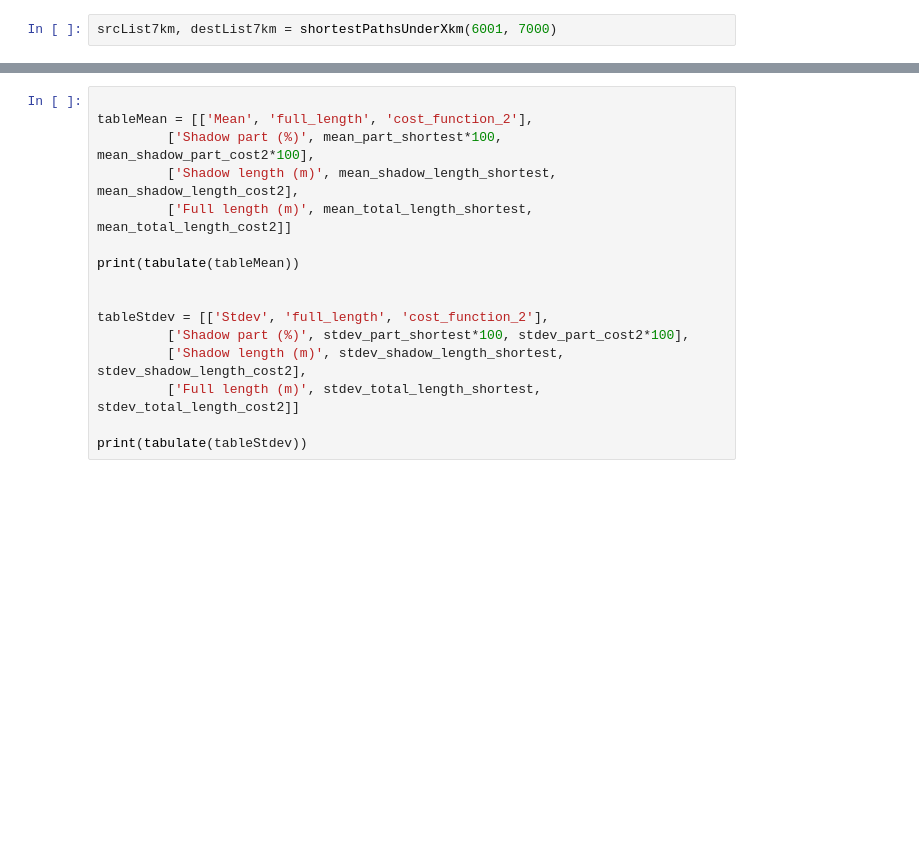
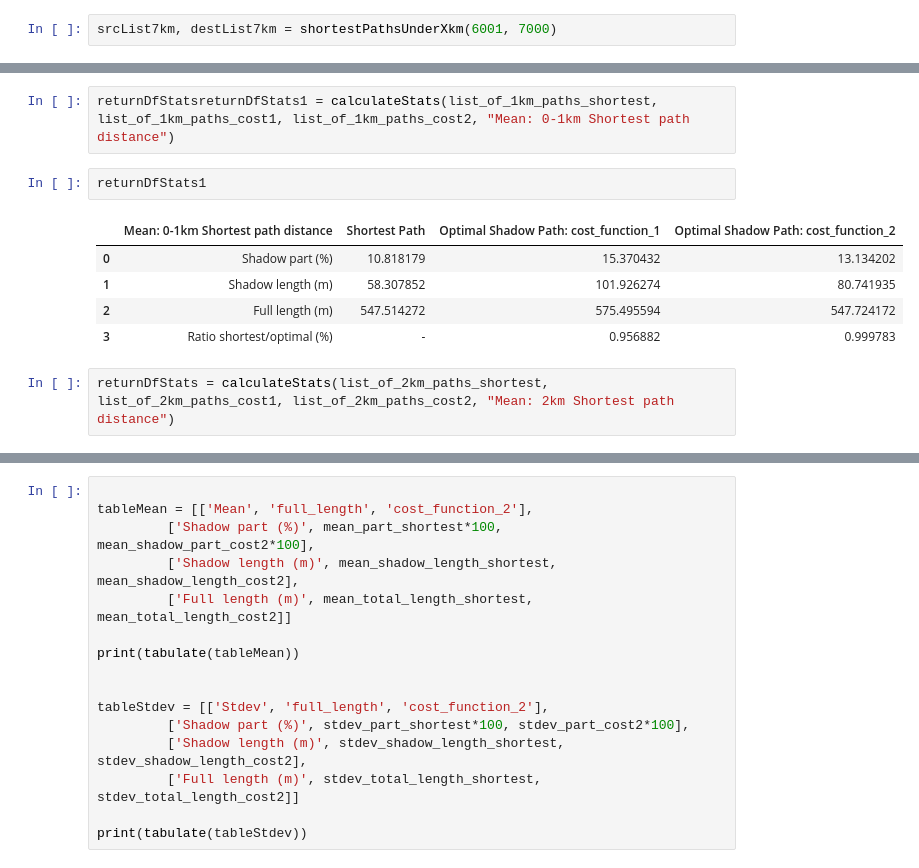
Before and after one commit to suvihanninen/CoolWalk-App, a Jupyter notebook: backend/Benchmarking.ipynb, the cells around one changed output, grey strips where cells are left out. Drawn from its saved outputs; the diff is of its cells as text; blank space fills up the shorter version.

```diff
--- a/backend/Benchmarking.ipynb
+++ b/backend/Benchmarking.ipynb
@@ -512,0 +557,12 @@ list_of_paths_cost2 = get_80_paths(srcList8km, destList8km, weight_function_2)
+# %%
+returnDfStatsreturnDfStats1 = calculateStats(list_of_1km_paths_shortest, list_of_1km_paths_cost1, list_of_1km_paths_cost2, "Mean: 0-1km Shortest path distance")
+# %%
+returnDfStats1
+# %% [output]
+|  | Mean: 0-1km Shortest path distance | Shortest Path | Optimal Shadow Path: cost_function_1 | Optimal Shadow Path: cost_function_2 |
+| 0 | Shadow part (%) | 10.818179 | 15.370432 | 13.134202 |
+| 1 | Shadow length (m) | 58.307852 | 101.926274 | 80.741935 |
+| 2 | Full length (m) | 547.514272 | 575.495594 | 547.724172 |
+| 3 | Ratio shortest/optimal (%) | - | 0.956882 | 0.999783 |
+# %%
+returnDfStats = calculateStats(list_of_2km_paths_shortest, list_of_2km_paths_cost1, list_of_2km_paths_cost2, "Mean: 2km Shortest path distance")
```
Also changed, not shown: parts of 28 cells of this notebook.
